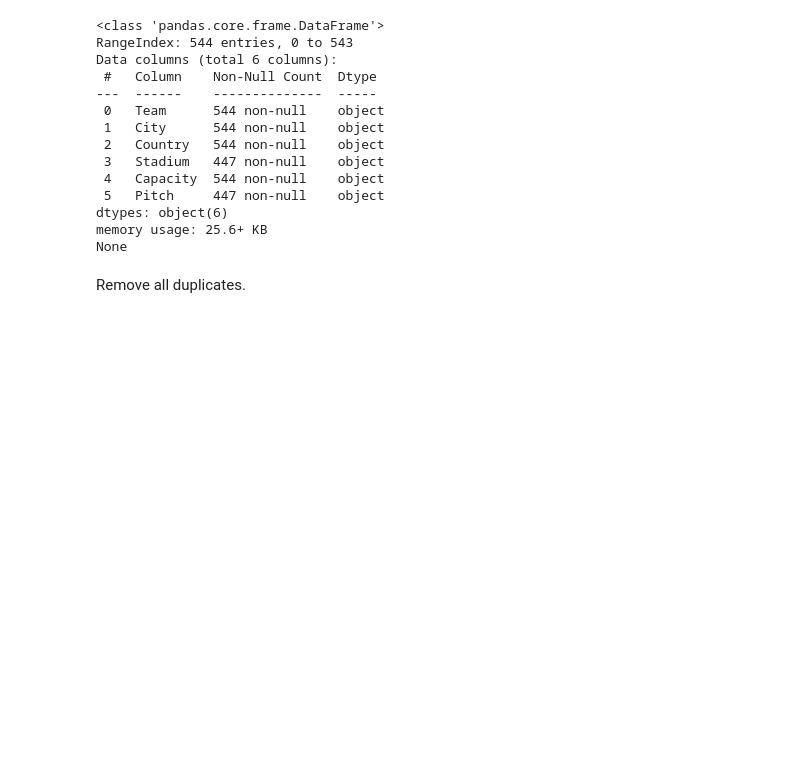
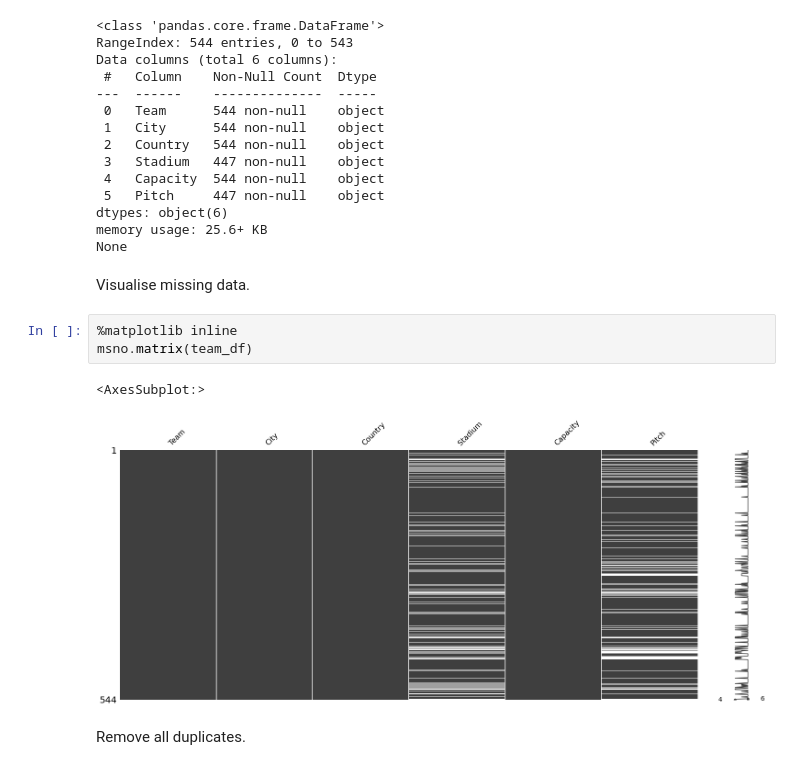
Before and after one commit to jonnysniper13/Football_Match_Outcome_Prediction, a Jupyter notebook: project/i_extract_and_clean.ipynb, the cells around one changed output. Saved outputs shown, nothing was run; the diff lists cells and outputs as text; blank space fills up the shorter version.

```diff
--- a/project/i_extract_and_clean.ipynb
+++ b/project/i_extract_and_clean.ipynb
@@ -259,6 +276,14 @@ Data columns (total 6 columns):
 dtypes: object(6)
 memory usage: 25.6+ KB
 None
+# %% [markdown]
+Visualise missing data.
+# %%
+%matplotlib inline
+msno.matrix(team_df)
+# %% [output]
+<AxesSubplot:>
+[figure, added]
 # %% [markdown]
 Remove all duplicates.
 # %%
```
Also changed, not shown: parts of 5 cells of this notebook, 3 other files.
